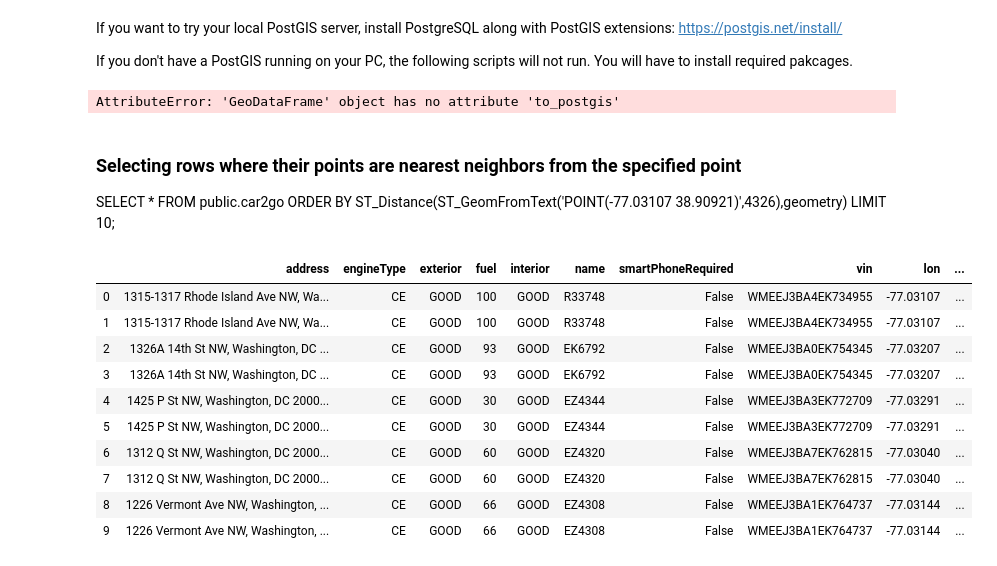
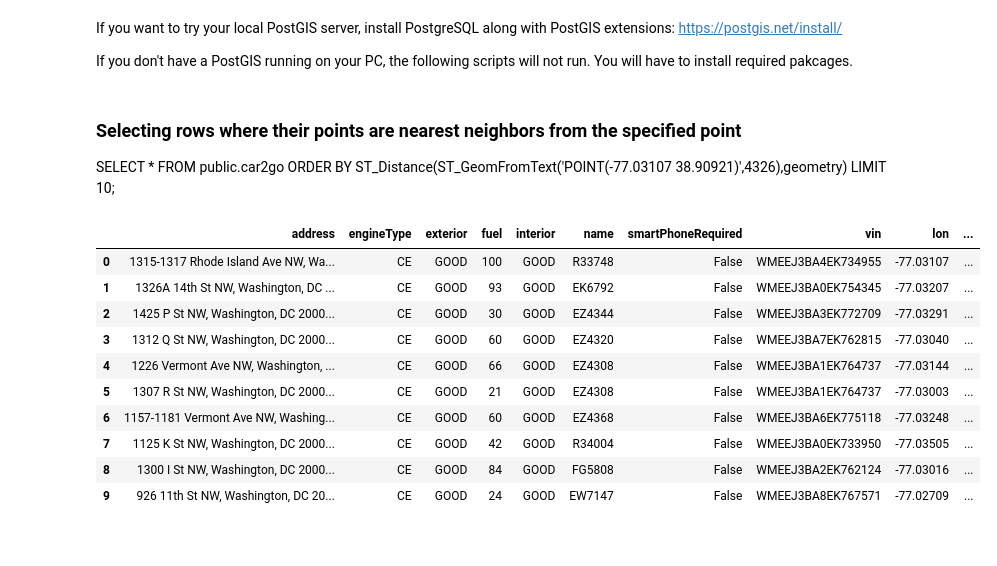
Before and after one commit to gmu-cil/AIT722, a Jupyter notebook: week13/GeoPandas.ipynb, the cells around one changed output. Saved outputs shown, nothing was run; the diff lists cells and outputs as text; code cells hidden in the pictures.

Commit message:
week 13 postgis

```diff
--- a/week13/GeoPandas.ipynb
+++ b/week13/GeoPandas.ipynb
@@ -95,8 +99,6 @@ engine = create_engine('postgresql://mlee89:ait722@127.0.0.1:5432/ait722')
 # %%
 # uploading GeoPandas Dataframe to PostGIS
-gf.to_postgis('car2go', engine, if_exists='append', index=False)
+gf.to_postgis('car22', engine, if_exists='append', index=False)
-# %% [output]
-AttributeError: 'GeoDataFrame' object has no attribute 'to_postgis'
 # %% [markdown]
 ### Selecting rows where their points are nearest neighbors from the specified point
 SELECT *
@@ -105,18 +107,18 @@ ORDER BY ST_Distance(ST_GeomFromText('POINT(-77.03107 38.90921)',4326),geometry)
 LIMIT 10;
 # %%
 gpd.read_postgis(
-    "SELECT * FROM public.car2go "+
+    "SELECT * FROM public.car22 "+
     "ORDER BY ST_Distance(ST_GeomFromText('POINT(-77.03107 38.90921)',4326),geometry) LIMIT 10;",
     engine, 'geometry')
 # %% [output]
 |  | address | engineType | exterior | fuel | interior | name | smartPhoneRequired | vin | lon | ... |
 | 0 | 1315-1317 Rhode Island Ave NW, Wa... | CE | GOOD | 100 | GOOD | R33748 | False | WMEEJ3BA4EK734955 | -77.03107 | ... |
-| 1 | 1315-1317 Rhode Island Ave NW, Wa... | CE | GOOD | 100 | GOOD | R33748 | False | WMEEJ3BA4EK734955 | -77.03107 | ... |
-| 2 | 1326A 14th St NW, Washington, DC ... | CE | GOOD | 93 | GOOD | EK6792 | False | WMEEJ3BA0EK754345 | -77.03207 | ... |
-| 3 | 1326A 14th St NW, Washington, DC ... | CE | GOOD | 93 | GOOD | EK6792 | False | WMEEJ3BA0EK754345 | -77.03207 | ... |
-| 4 | 1425 P St NW, Washington, DC 2000... | CE | GOOD | 30 | GOOD | EZ4344 | False | WMEEJ3BA3EK772709 | -77.03291 | ... |
-| 5 | 1425 P St NW, Washington, DC 2000... | CE | GOOD | 30 | GOOD | EZ4344 | False | WMEEJ3BA3EK772709 | -77.03291 | ... |
-| 6 | 1312 Q St NW, Washington, DC 2000... | CE | GOOD | 60 | GOOD | EZ4320 | False | WMEEJ3BA7EK762815 | -77.03040 | ... |
-| 7 | 1312 Q St NW, Washington, DC 2000... | CE | GOOD | 60 | GOOD | EZ4320 | False | WMEEJ3BA7EK762815 | -77.03040 | ... |
-| 8 | 1226 Vermont Ave NW, Washington, ... | CE | GOOD | 66 | GOOD | EZ4308 | False | WMEEJ3BA1EK764737 | -77.03144 | ... |
-| 9 | 1226 Vermont Ave NW, Washington, ... | CE | GOOD | 66 | GOOD | EZ4308 | False | WMEEJ3BA1EK764737 | -77.03144 | ... |
+| 1 | 1326A 14th St NW, Washington, DC ... | CE | GOOD | 93 | GOOD | EK6792 | False | WMEEJ3BA0EK754345 | -77.03207 | ... |
+| 2 | 1425 P St NW, Washington, DC 2000... | CE | GOOD | 30 | GOOD | EZ4344 | False | WMEEJ3BA3EK772709 | -77.03291 | ... |
+| 3 | 1312 Q St NW, Washington, DC 2000... | CE | GOOD | 60 | GOOD | EZ4320 | False | WMEEJ3BA7EK762815 | -77.03040 | ... |
+| 4 | 1226 Vermont Ave NW, Washington, ... | CE | GOOD | 66 | GOOD | EZ4308 | False | WMEEJ3BA1EK764737 | -77.03144 | ... |
+| 5 | 1307 R St NW, Washington, DC 2000... | CE | GOOD | 21 | GOOD | EZ4308 | False | WMEEJ3BA1EK764737 | -77.03003 | ... |
+| 6 | 1157-1181 Vermont Ave NW, Washing... | CE | GOOD | 60 | GOOD | EZ4368 | False | WMEEJ3BA6EK775118 | -77.03248 | ... |
+| 7 | 1125 K St NW, Washington, DC 2000... | CE | GOOD | 42 | GOOD | R34004 | False | WMEEJ3BA0EK733950 | -77.03505 | ... |
+| 8 | 1300 I St NW, Washington, DC 2000... | CE | GOOD | 84 | GOOD | FG5808 | False | WMEEJ3BA2EK762124 | -77.03016 | ... |
+| 9 | 926 11th St NW, Washington, DC 20... | CE | GOOD | 24 | GOOD | EW7147 | False | WMEEJ3BA8EK767571 | -77.02709 | ... |
```
Also changed, not shown: parts of 8 cells of this notebook, 1 other file.
